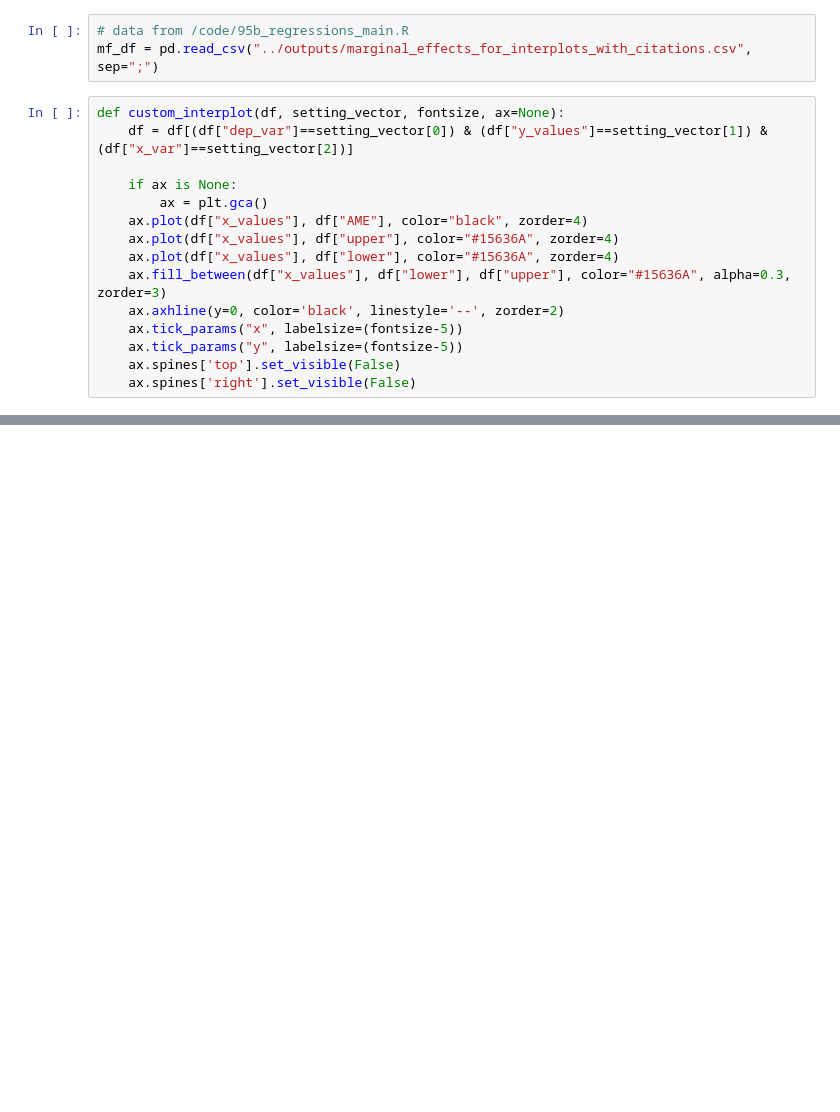
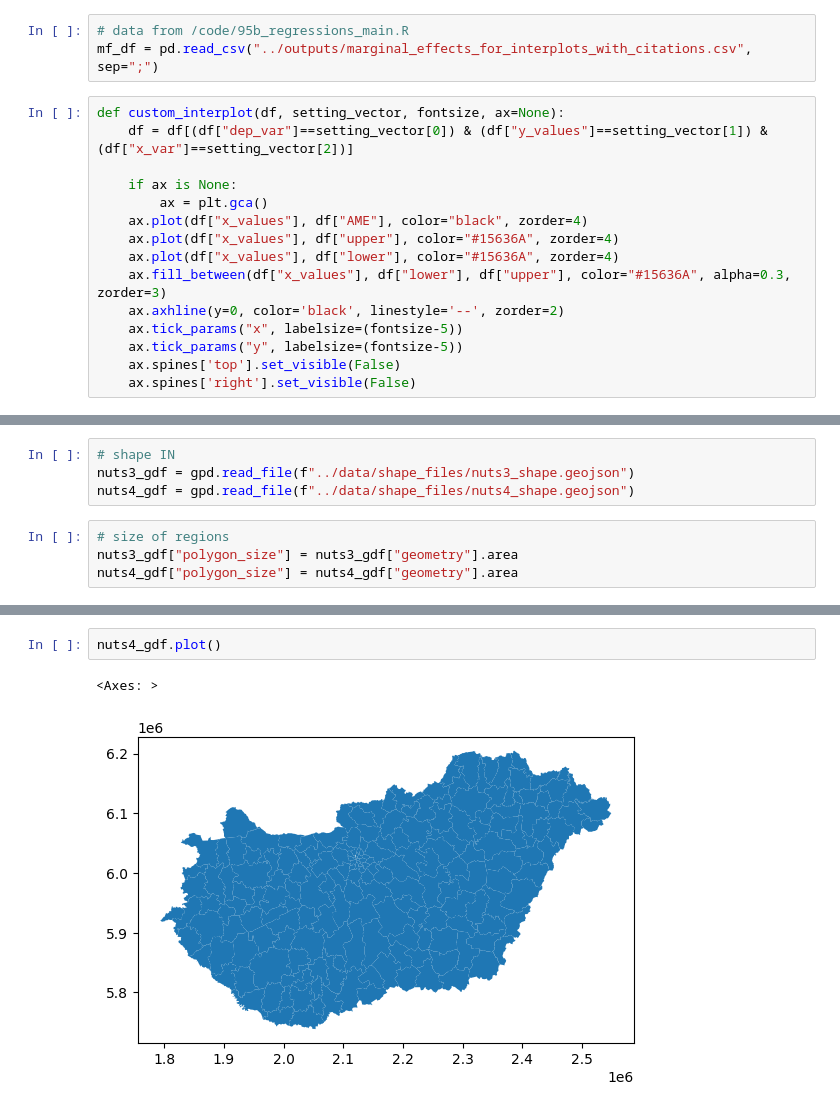
Before and after one commit to sandorjuhasz/coagglomeration, a Jupyter notebook: code/06b_revision.ipynb, the cells around one changed output, grey strips where cells are left out. Drawn from its saved outputs; the diff is of its cells as text; blank space fills up the shorter version.

```diff
--- a/code/06b_revision.ipynb
+++ b/code/06b_revision.ipynb
@@ -270,0 +371,8 @@ ax[1,3].annotate("H", xy=(0,1), xycoords='axes fraction', xytext=(-125,75), text
+# %%
+# shape IN
+nuts3_gdf = gpd.read_file(f"../data/shape_files/nuts3_shape.geojson")
+nuts4_gdf = gpd.read_file(f"../data/shape_files/nuts4_shape.geojson")
+# %%
+# size of regions
+nuts3_gdf["polygon_size"] = nuts3_gdf["geometry"].area
+nuts4_gdf["polygon_size"] = nuts4_gdf["geometry"].area
@@ -270,0 +396,5 @@ ax[1,3].annotate("H", xy=(0,1), xycoords='axes fraction', xytext=(-125,75), text
+# %%
+nuts4_gdf.plot()
+# %% [output]
+<Axes: >
+[figure, added]
```
Also changed, not shown: parts of 11 cells of this notebook.
